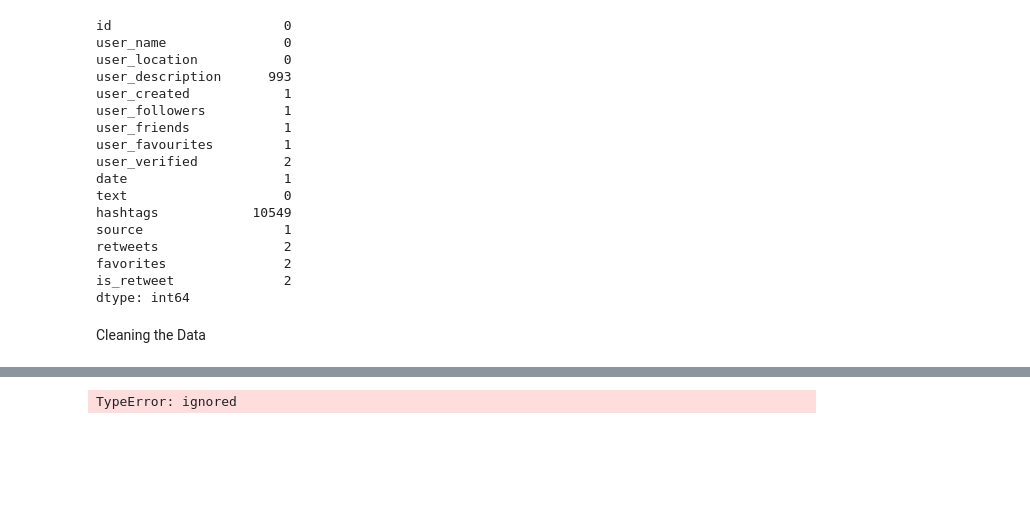
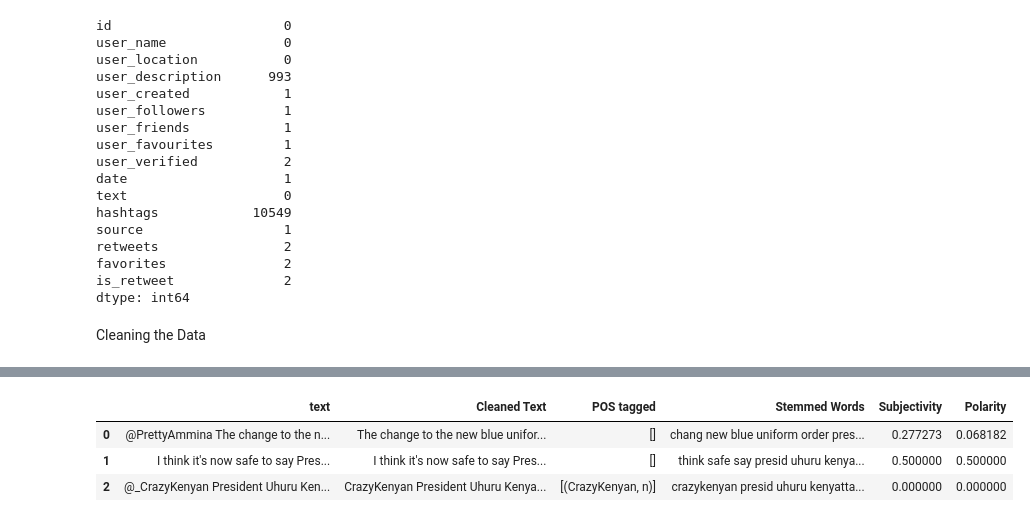
Before and after one commit to Joykareko/Data-Science-Projects, a Jupyter notebook: Kenyas_Politics_Sentiment_Analysis_ML_Project_10.ipynb, the cells around one changed output, grey strips where cells are left out. Cells and saved outputs as stored; diff of their text form; code cells hidden in the pictures; blank space fills up the shorter version.

```diff
--- a/Kenyas_Politics_Sentiment_Analysis_ML_Project_10.ipynb
+++ b/Kenyas_Politics_Sentiment_Analysis_ML_Project_10.ipynb
@@ -182,16 +265,29 @@ Name: text, Length: 11723, dtype: object
 # %%
 #creating a function that shows subjectivity
 def getSubjectivity(text):
     return TextBlob(text).sentiment.subjectivity
-
 #creating a function that shows the polarity
-
 def getPolarity(text):
     return TextBlob(text).sentiment.polarity
 
-election_data['Subjectivity'] = election_data.apply(getSubjectivity)
-election_data['Polarity'] = election_data.apply(getPolarity)
+election_dataset['Subjectivity'] = election_dataset['Stemmed Words'].apply(getSubjectivity)
 
-#election_data
+election_dataset['Polarity'] = election_dataset['Stemmed Words'].apply(getPolarity)
+
+# function to analyze the reviews
+def analysis(score):
+    if score < 0:
+        return 'Negative'
+    elif score == 0:
+        return 'Neutral'
+    else:
+        return 'Positive'
+
+
+
+election_dataset.head(3)
 # %% [output]
-TypeError: ignored
+|  | text | Cleaned Text | POS tagged | Stemmed Words | Subjectivity | Polarity |
+| 0 | @PrettyAmmina The change to the n... | The change to the new blue unifor... | [] | chang new blue uniform order pres... | 0.277273 | 0.068182 |
+| 1 | I think it's now safe to say Pres... | I think it's now safe to say Pres... | [] | think safe say presid uhuru kenya... | 0.500000 | 0.500000 |
+| 2 | @_CrazyKenyan President Uhuru Ken... | CrazyKenyan President Uhuru Kenya... | [(CrazyKenyan, n)] | crazykenyan presid uhuru kenyatta... | 0.000000 | 0.000000 |
```
Also changed, not shown: parts of 17 cells of this notebook.
